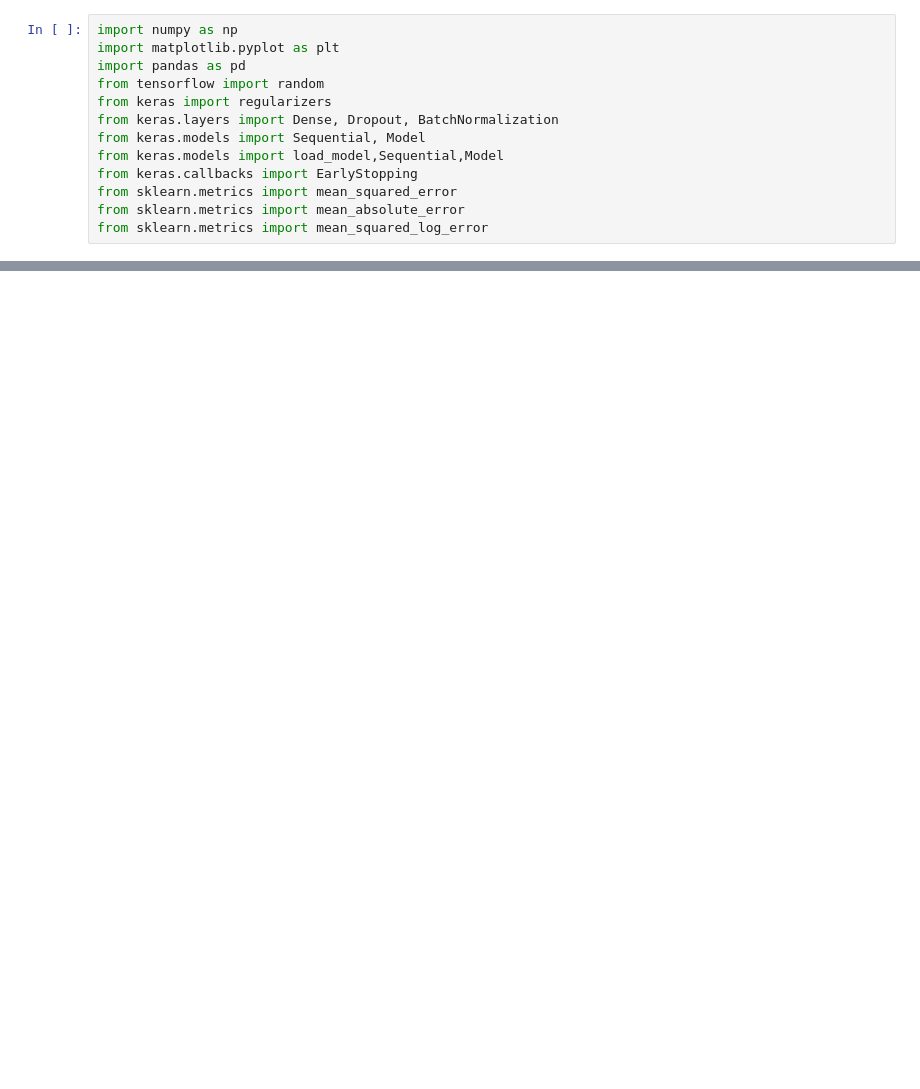
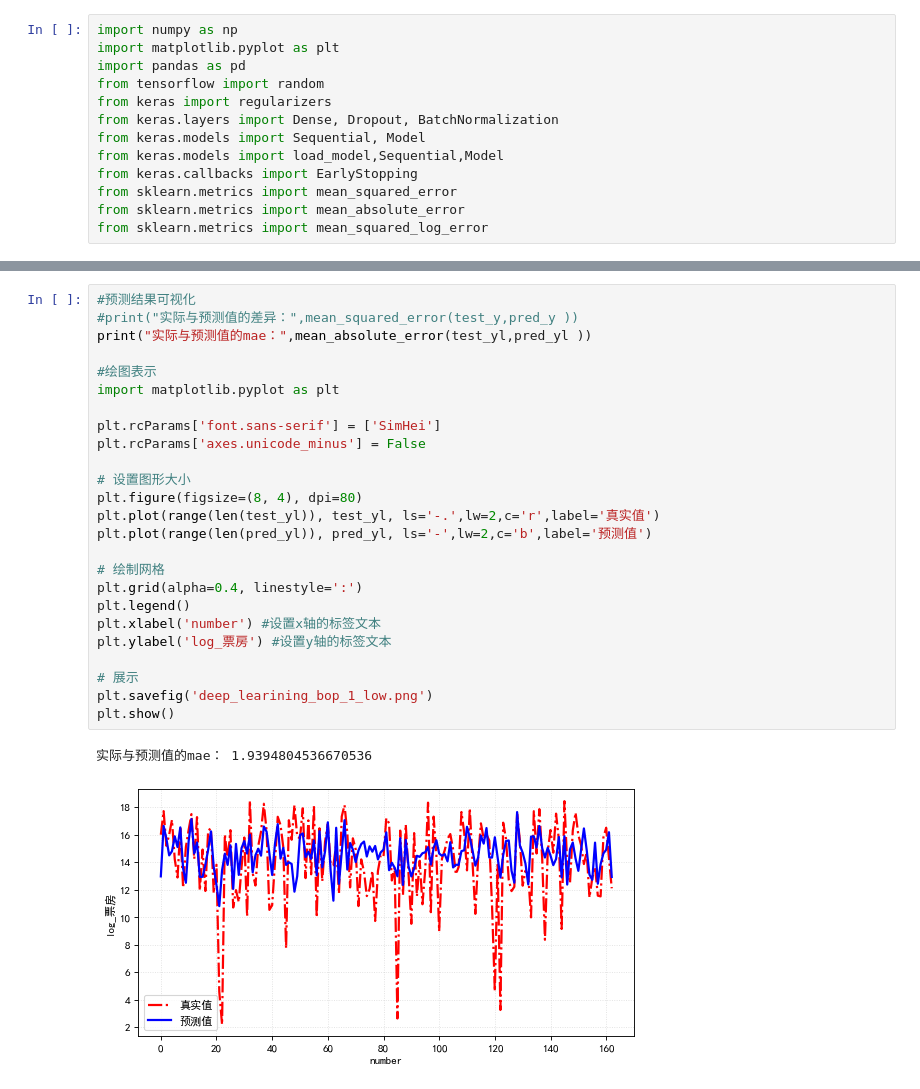
Before and after one commit to fire0027/Data-mining, a Jupyter notebook: TMDB_Box_Office_Prediction/deep_learning_model/deep_learning_model.ipynb, the cells around one changed output, grey strips where cells are left out. Drawn from its saved outputs; the diff is of its cells as text; blank space fills up the shorter version.

```diff
--- a/TMDB_Box_Office_Prediction/deep_learning_model/deep_learning_model.ipynb
+++ b/TMDB_Box_Office_Prediction/deep_learning_model/deep_learning_model.ipynb
@@ -125,3 +173,31 @@ plt.show()
+# %%
+#预测结果可视化
+#print("实际与预测值的差异：",mean_squared_error(test_y,pred_y ))
+print("实际与预测值的mae：",mean_absolute_error(test_yl,pred_yl ))
+
+#绘图表示
+import matplotlib.pyplot as plt
+
+plt.rcParams['font.sans-serif'] = ['SimHei']
+plt.rcParams['axes.unicode_minus'] = False
+
+# 设置图形大小
+plt.figure(figsize=(8, 4), dpi=80)
+plt.plot(range(len(test_yl)), test_yl, ls='-.',lw=2,c='r',label='真实值')
+plt.plot(range(len(pred_yl)), pred_yl, ls='-',lw=2,c='b',label='预测值')
+
+# 绘制网格
+plt.grid(alpha=0.4, linestyle=':')
+plt.legend()
+plt.xlabel('number') #设置x轴的标签文本
+plt.ylabel('log_票房') #设置y轴的标签文本
+
+# 展示
+plt.savefig('deep_learining_bop_1_low.png')
+plt.show()
+# %% [output]
+实际与预测值的mae： 1.9394804536670536
+[figure, added]
 # %%
 test_y=np.exp(test_y)
 pred_y=np.exp(pred_y)
```
Also changed, not shown: parts of 9 cells of this notebook, 7 other files.
